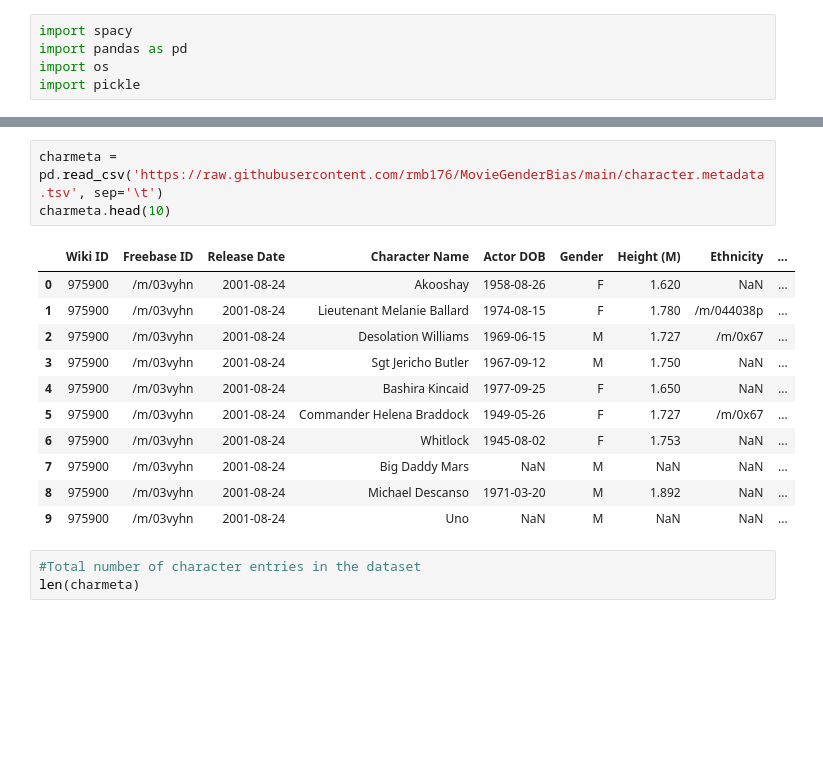
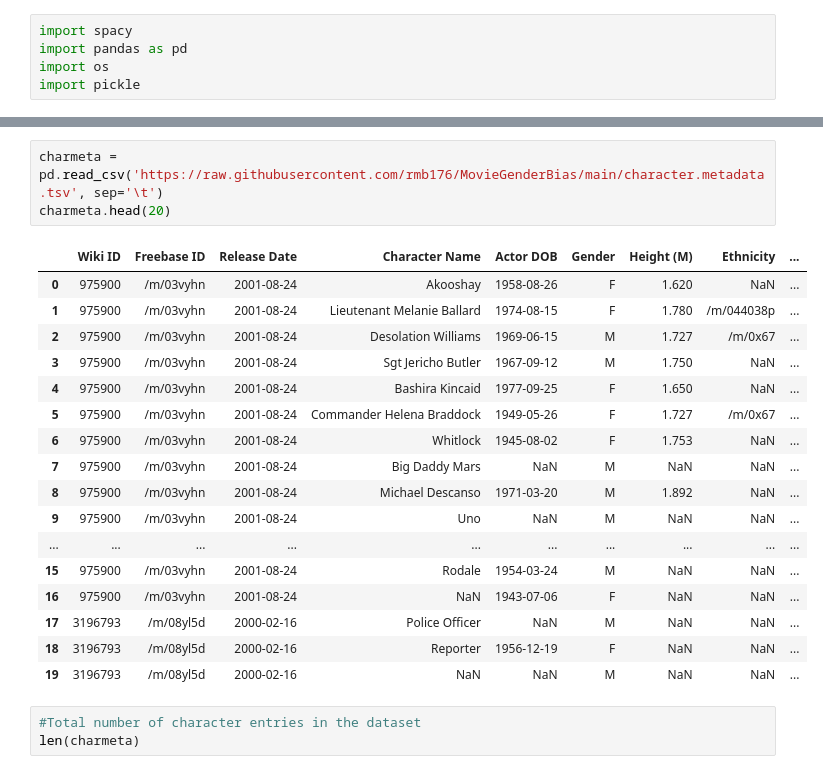
Before and after one commit to rmb176/MovieGenderBias, a Jupyter notebook: Research_Colab_Movie_Analysis.ipynb, the cells around one changed output, grey strips where cells are left out. Cells and saved outputs as stored; diff of their text form; blank space fills up the shorter version.

```diff
--- a/Research_Colab_Movie_Analysis.ipynb
+++ b/Research_Colab_Movie_Analysis.ipynb
@@ -13,18 +32,24 @@ Mounted at /gdrive
 # %%
 charmeta = pd.read_csv('https://raw.githubusercontent.com/rmb176/MovieGenderBias/main/character.metadata.tsv', sep='\t')
-charmeta.head(10)
+charmeta.head(20)
 # %% [output]
 |  | Wiki ID | Freebase ID | Release Date | Character Name | Actor DOB | Gender | Height (M) | Ethnicity | ... |
 | 0 | 975900 | /m/03vyhn | 2001-08-24 | Akooshay | 1958-08-26 | F | 1.620 | NaN | ... |
 | 1 | 975900 | /m/03vyhn | 2001-08-24 | Lieutenant Melanie Ballard | 1974-08-15 | F | 1.780 | /m/044038p | ... |
 | 2 | 975900 | /m/03vyhn | 2001-08-24 | Desolation Williams | 1969-06-15 | M | 1.727 | /m/0x67 | ... |
 | 3 | 975900 | /m/03vyhn | 2001-08-24 | Sgt Jericho Butler | 1967-09-12 | M | 1.750 | NaN | ... |
 | 4 | 975900 | /m/03vyhn | 2001-08-24 | Bashira Kincaid | 1977-09-25 | F | 1.650 | NaN | ... |
 | 5 | 975900 | /m/03vyhn | 2001-08-24 | Commander Helena Braddock | 1949-05-26 | F | 1.727 | /m/0x67 | ... |
 | 6 | 975900 | /m/03vyhn | 2001-08-24 | Whitlock | 1945-08-02 | F | 1.753 | NaN | ... |
 | 7 | 975900 | /m/03vyhn | 2001-08-24 | Big Daddy Mars | NaN | M | NaN | NaN | ... |
 | 8 | 975900 | /m/03vyhn | 2001-08-24 | Michael Descanso | 1971-03-20 | M | 1.892 | NaN | ... |
 | 9 | 975900 | /m/03vyhn | 2001-08-24 | Uno | NaN | M | NaN | NaN | ... |
+| ... | ... | ... | ... | ... | ... | ... | ... | ... | ... |
+| 15 | 975900 | /m/03vyhn | 2001-08-24 | Rodale | 1954-03-24 | M | NaN | NaN | ... |
+| 16 | 975900 | /m/03vyhn | 2001-08-24 | NaN | 1943-07-06 | F | NaN | NaN | ... |
+| 17 | 3196793 | /m/08yl5d | 2000-02-16 | Police Officer | NaN | M | NaN | NaN | ... |
+| 18 | 3196793 | /m/08yl5d | 2000-02-16 | Reporter | 1956-12-19 | F | NaN | NaN | ... |
+| 19 | 3196793 | /m/08yl5d | 2000-02-16 | NaN | NaN | M | NaN | NaN | ... |
 # %%
 #Total number of character entries in the dataset
 len(charmeta)
```
Also changed, not shown: parts of 4 cells of this notebook.
